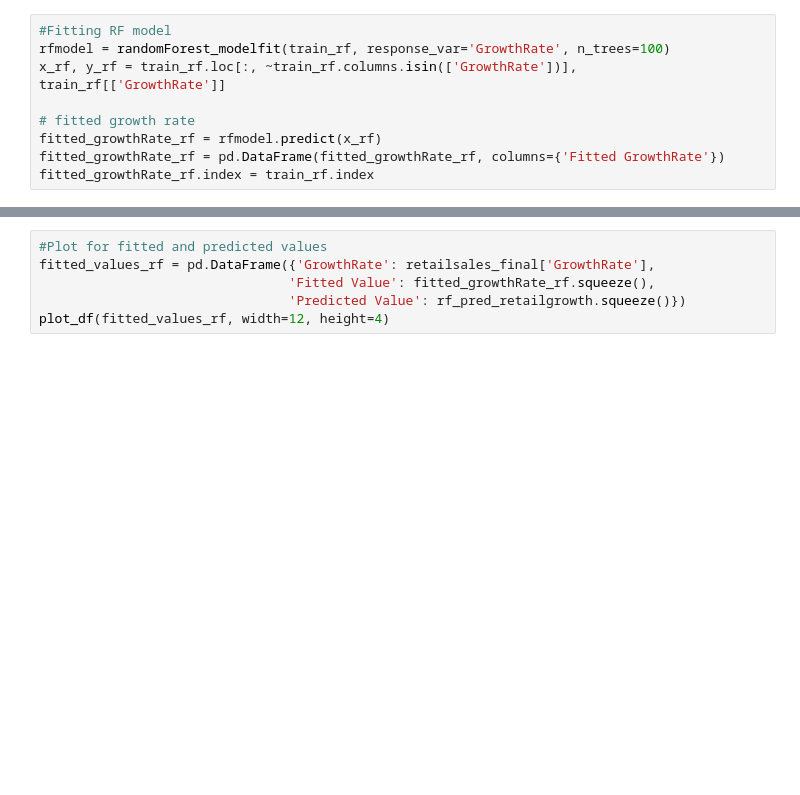
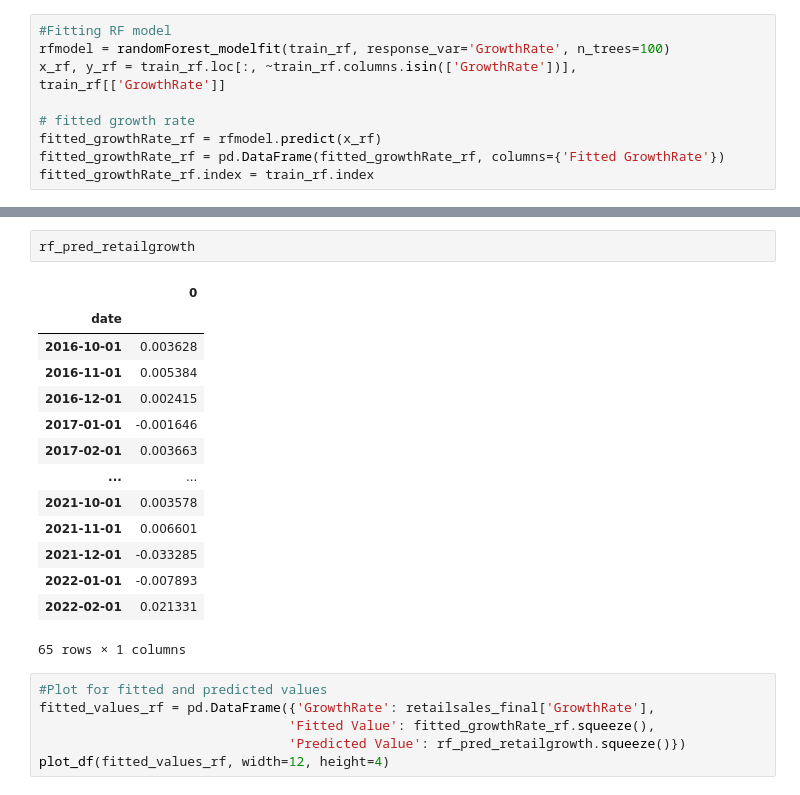
Before and after one commit to ubco-mds-2021-labs/capstone-project-googletrends_capstone, a Jupyter notebook: src/notebooks/RetailSales_updated.ipynb, the cells around one changed output, grey strips where cells are left out. Saved outputs shown, nothing was run; the diff lists cells and outputs as text; blank space fills up the shorter version.

```diff
--- a/src/notebooks/RetailSales_updated.ipynb
+++ b/src/notebooks/RetailSales_updated.ipynb
@@ -1228,3 +1313,20 @@ rf_pred_retailgrowth = rolling_prediction_RF(train_rf, test_rf, dependent_var='G
+# %%
+rf_pred_retailgrowth
+# %% [output]
+|  | 0 |
+| date |  |
+| 2016-10-01 | 0.003628 |
+| 2016-11-01 | 0.005384 |
+| 2016-12-01 | 0.002415 |
+| 2017-01-01 | -0.001646 |
+| 2017-02-01 | 0.003663 |
+| ... | ... |
+| 2021-10-01 | 0.003578 |
+| 2021-11-01 | 0.006601 |
+| 2021-12-01 | -0.033285 |
+| 2022-01-01 | -0.007893 |
+| 2022-02-01 | 0.021331 |
+65 rows × 1 columns
 # %%
 #Plot for fitted and predicted values
 fitted_values_rf = pd.DataFrame({'GrowthRate': retailsales_final['GrowthRate'],
```
Also changed, not shown: parts of 13 cells of this notebook, 3 other files.
